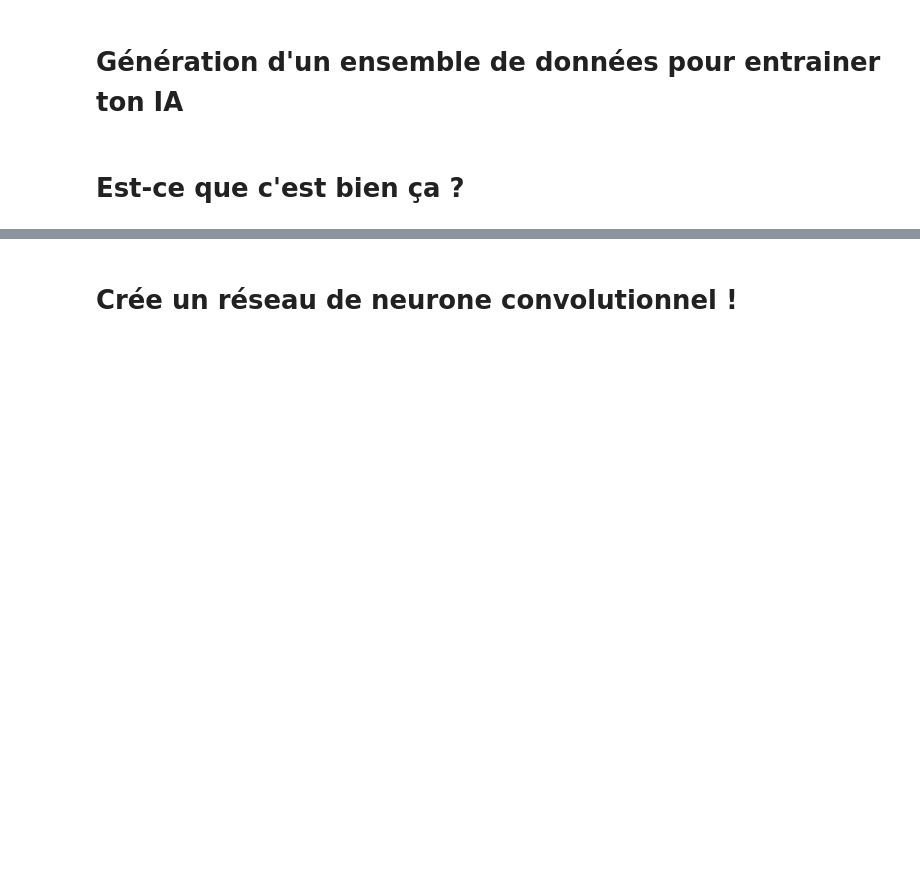
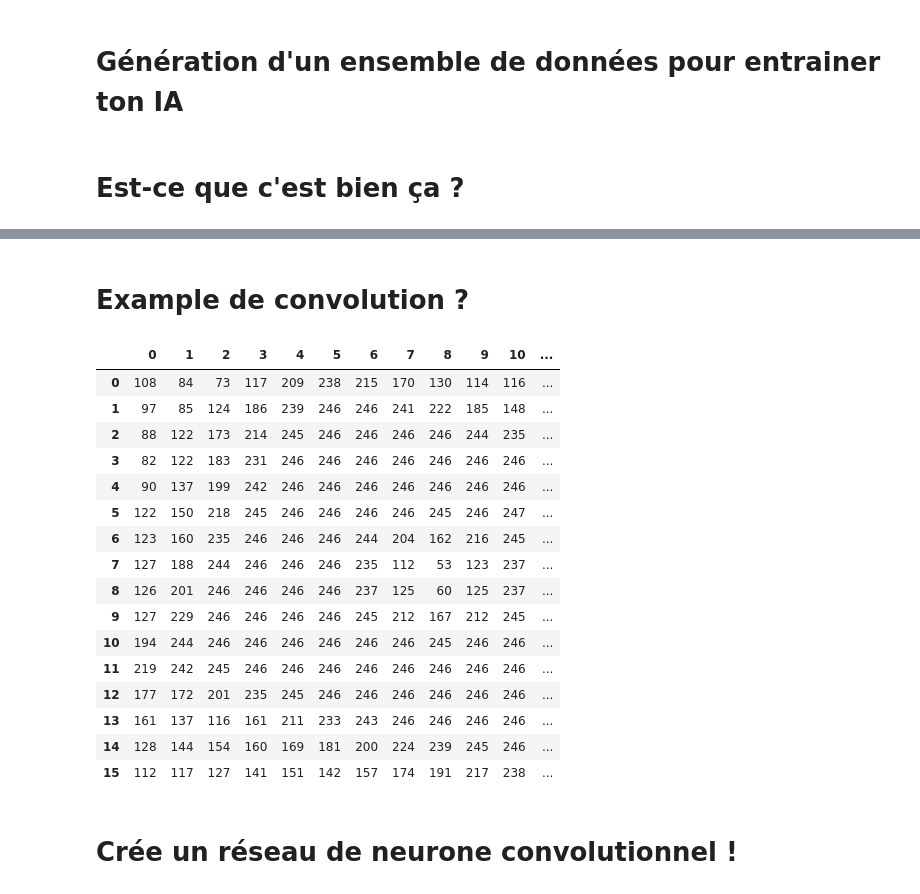
Before and after one commit to cegranger/craps-ai, a Jupyter notebook: craps.ipynb, the cells around one changed output, grey strips where cells are left out. Drawn from its saved outputs; the diff is of its cells as text; code cells hidden in the pictures; blank space fills up the shorter version.

```diff
--- a/craps.ipynb
+++ b/craps.ipynb
@@ -35,2 +46,40 @@ None
+# %% [markdown]
+# Example de convolution ?
+# %%
+import pandas as pd
+import numpy as np
+from PIL import Image
+
+img = Image.open('datasets/opencv_dataset/1/20250212-143518.jpg')
+# Convert to grayscale if it's a color image
+if img.mode != 'L':
+    img = img.convert('L')
+
+# Resize to 15x15
+img_resized = img.resize((16, 16), Image.BILINEAR)
+
+img_array = np.array(img_resized)
+
+# Display as DataFrame with styling
+df = pd.DataFrame(img_array.astype(int))
+df.style.set_properties(**{'font-size':'6pt'}).background_gradient('Greys')
+# %% [output]
+|  | 0 | 1 | 2 | 3 | 4 | 5 | 6 | 7 | 8 | 9 | 10 | ... |
+| 0 | 108 | 84 | 73 | 117 | 209 | 238 | 215 | 170 | 130 | 114 | 116 | ... |
+| 1 | 97 | 85 | 124 | 186 | 239 | 246 | 246 | 241 | 222 | 185 | 148 | ... |
+| 2 | 88 | 122 | 173 | 214 | 245 | 246 | 246 | 246 | 246 | 244 | 235 | ... |
+| 3 | 82 | 122 | 183 | 231 | 246 | 246 | 246 | 246 | 246 | 246 | 246 | ... |
+| 4 | 90 | 137 | 199 | 242 | 246 | 246 | 246 | 246 | 246 | 246 | 246 | ... |
+| 5 | 122 | 150 | 218 | 245 | 246 | 246 | 246 | 246 | 245 | 246 | 247 | ... |
+| 6 | 123 | 160 | 235 | 246 | 246 | 246 | 244 | 204 | 162 | 216 | 245 | ... |
+| 7 | 127 | 188 | 244 | 246 | 246 | 246 | 235 | 112 | 53 | 123 | 237 | ... |
+| 8 | 126 | 201 | 246 | 246 | 246 | 246 | 237 | 125 | 60 | 125 | 237 | ... |
+| 9 | 127 | 229 | 246 | 246 | 246 | 246 | 245 | 212 | 167 | 212 | 245 | ... |
+| 10 | 194 | 244 | 246 | 246 | 246 | 246 | 246 | 246 | 245 | 246 | 246 | ... |
+| 11 | 219 | 242 | 245 | 246 | 246 | 246 | 246 | 246 | 246 | 246 | 246 | ... |
+| 12 | 177 | 172 | 201 | 235 | 245 | 246 | 246 | 246 | 246 | 246 | 246 | ... |
+| 13 | 161 | 137 | 116 | 161 | 211 | 233 | 243 | 246 | 246 | 246 | 246 | ... |
+| 14 | 128 | 144 | 154 | 160 | 169 | 181 | 200 | 224 | 239 | 245 | 246 | ... |
+| 15 | 112 | 117 | 127 | 141 | 151 | 142 | 157 | 174 | 191 | 217 | 238 | ... |
 # %% [markdown]
 # Crée un réseau de neurone convolutionnel !
```
Also changed, not shown: parts of 9 cells of this notebook, 5 other files.
